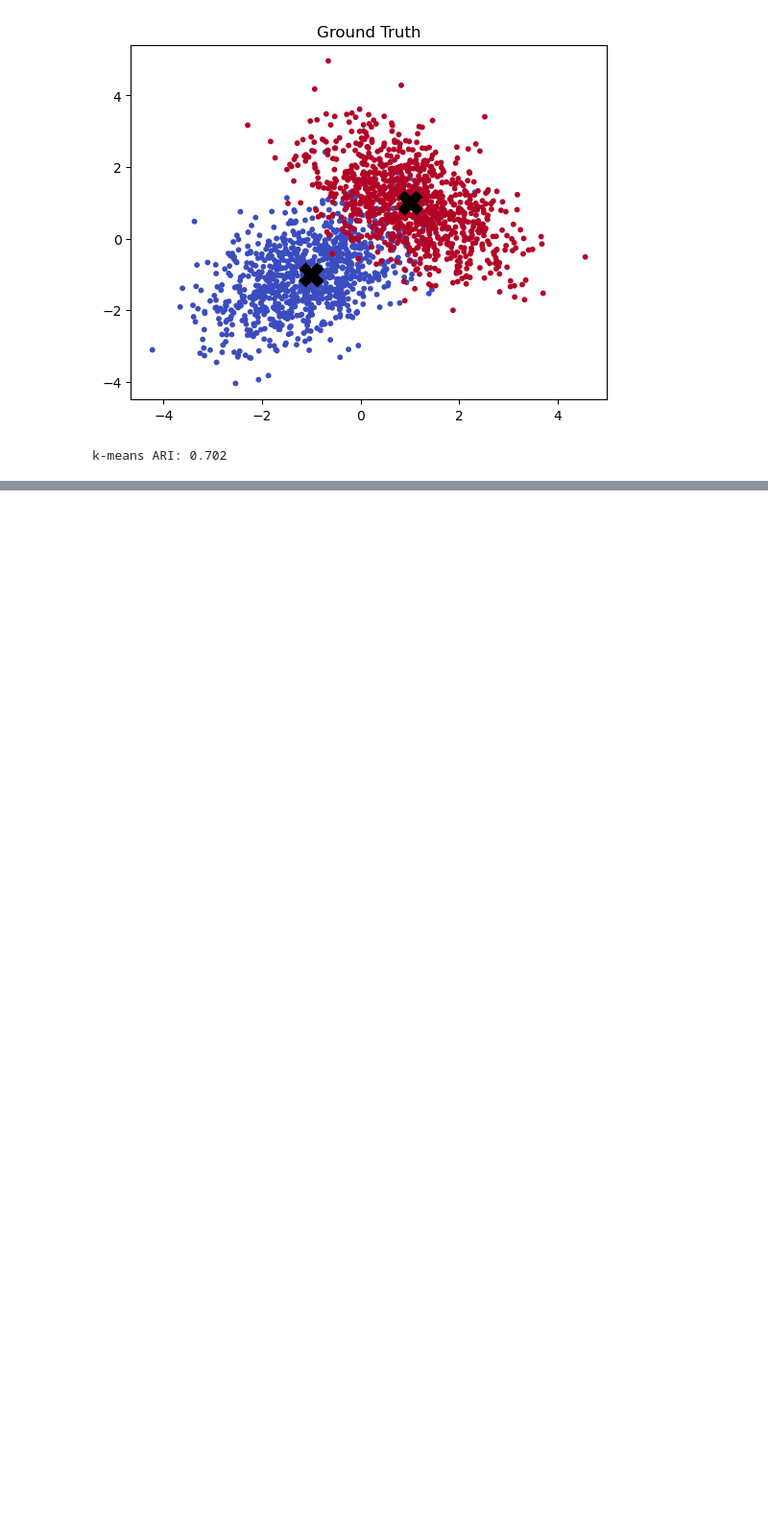
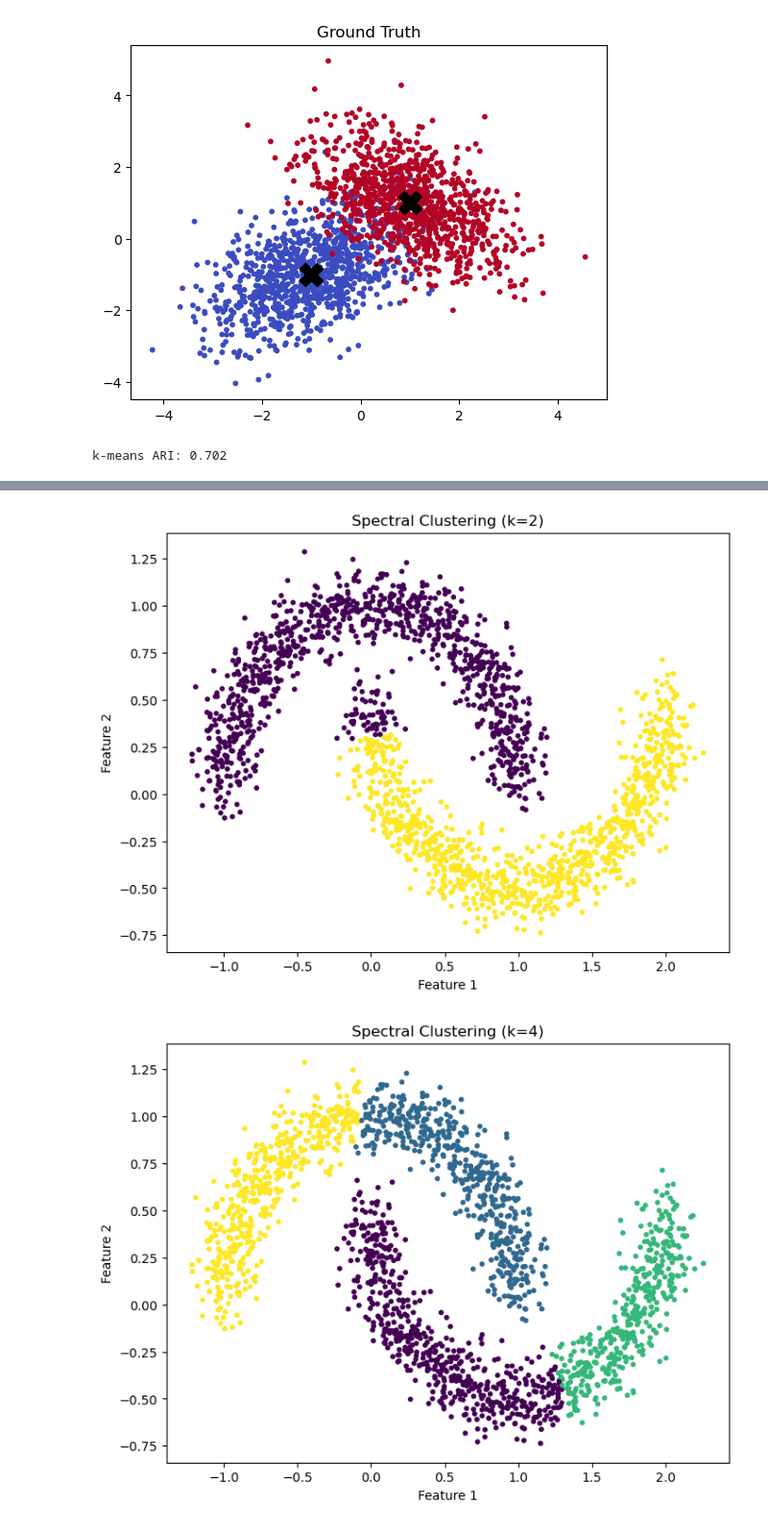
Before and after one commit to marhanse/SSY316-Advanced-probabilistic-machine-learning, a Jupyter notebook: Assignment 6/E2.ipynb, the cells around one changed output, grey strips where cells are left out. Shown at 96% size. Drawn from its saved outputs; the diff is of its cells as text; code cells hidden in the pictures; blank space fills up the shorter version.

```diff
--- a/Assignment 6/E2.ipynb
+++ b/Assignment 6/E2.ipynb
@@ -312,0 +326,39 @@ plt.tight_layout()
+# %%
+import numpy as np
+from sklearn.datasets import make_moons
+from sklearn.cluster import SpectralClustering
+import matplotlib.pyplot as plt
+
+# Generate moons dataset
+def generate_moons_data():
+    data, labels = make_moons(n_samples=2000, noise=0.1, random_state=42)
+    return data, labels
+
+def plot_clusters(data, labels, title="Clusters"):
+    plt.figure(figsize=(8, 6))
+    plt.scatter(data[:, 0], data[:, 1], c=labels, cmap="viridis", s=10)
+    plt.title(title)
+    plt.xlabel("Feature 1")
+    plt.ylabel("Feature 2")
+    plt.show()
+
+# Spectral clustering function
+def spectral_clustering(data, n_clusters):
+    # Create spectral clustering model
+    model = SpectralClustering(n_clusters=n_clusters, affinity='nearest_neighbors', random_state=42)
+    cluster_labels = model.fit_predict(data)
+    return cluster_labels
+
+# Main execution
+moons_data, moons_labels = generate_moons_data()
+
+# Spectral clustering for k=2
+spectral_labels_k2 = spectral_clustering(moons_data, n_clusters=2)
+plot_clusters(moons_data, spectral_labels_k2, title="Spectral Clustering (k=2)")
+
+# Spectral clustering for k=4
+spectral_labels_k4 = spectral_clustering(moons_data, n_clusters=4)
+plot_clusters(moons_data, spectral_labels_k4, title="Spectral Clustering (k=4)")
+# %% [output]
+[figure, added]
+[figure, added]
```
Also changed, not shown: parts of 8 cells of this notebook, 5 other files.
